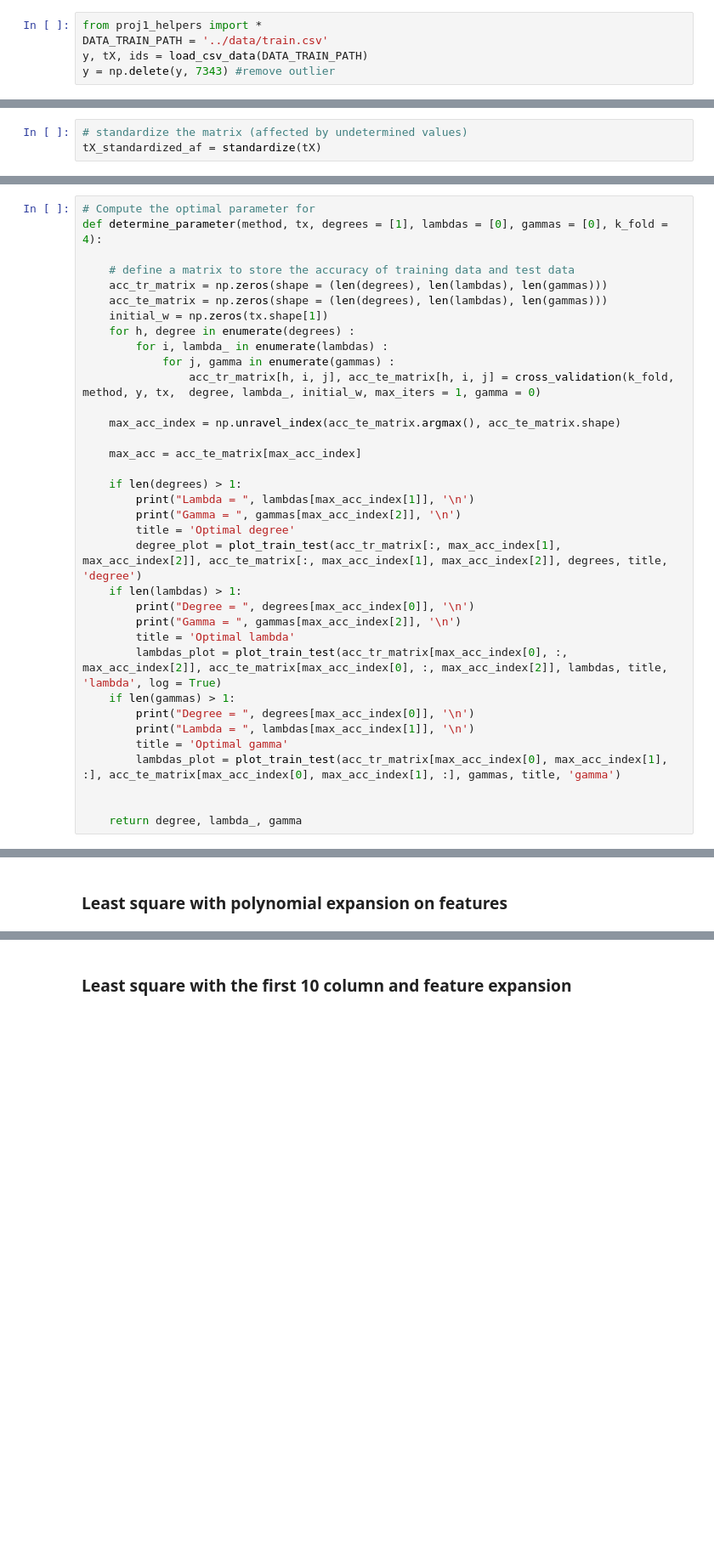
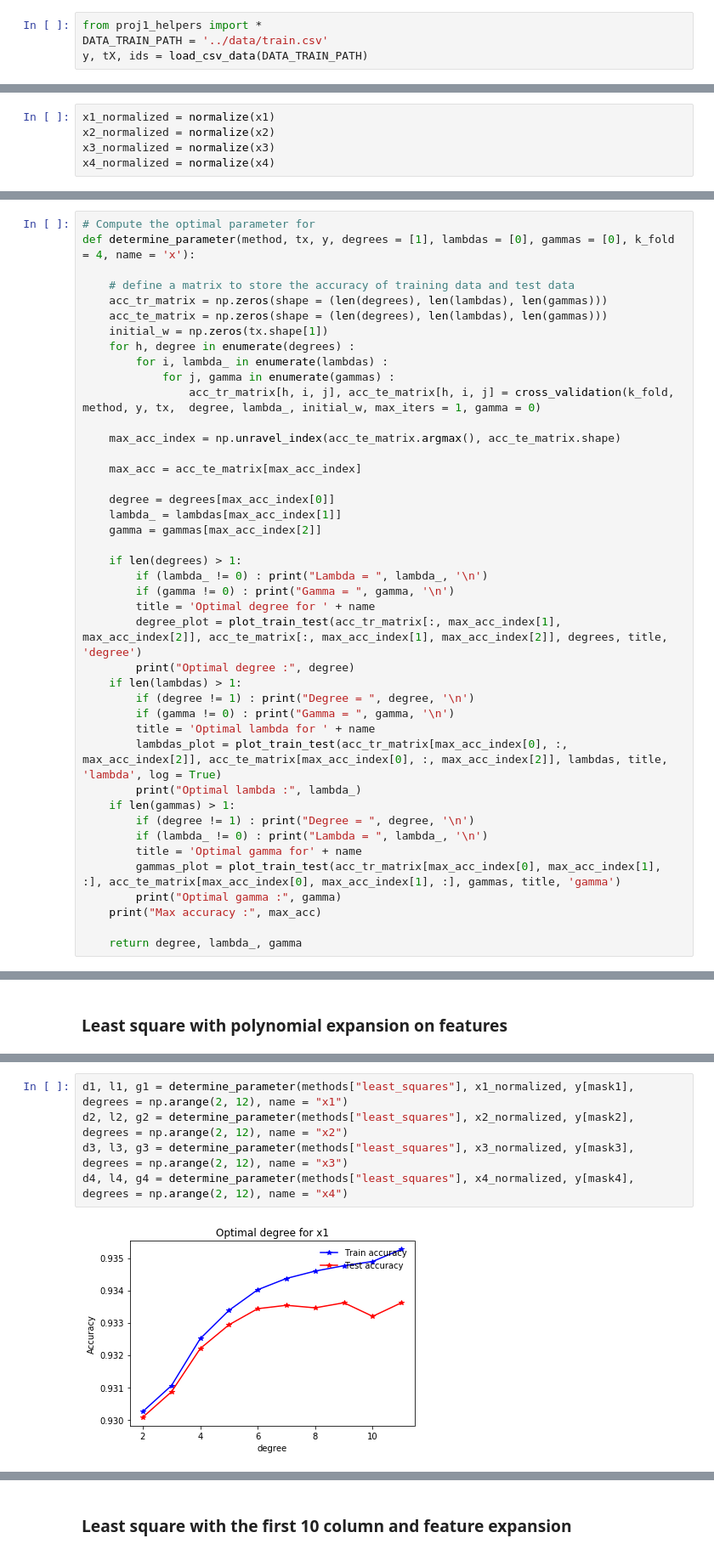
Before and after one commit to jlabhard/ML_course, a Jupyter notebook: projects/project1/scripts/project1.ipynb, the cells around one changed output, grey strips where cells are left out. Shown at 85% size. Drawn from its saved outputs; the diff is of its cells as text; blank space fills up the shorter version.

```diff
--- a/projects/project1/scripts/project1.ipynb
+++ b/projects/project1/scripts/project1.ipynb
@@ -16,4 +16,3 @@ The autoreload extension is already loaded. To reload it, use:
 from proj1_helpers import *
 DATA_TRAIN_PATH = '../data/train.csv'
 y, tX, ids = load_csv_data(DATA_TRAIN_PATH)
-y = np.delete(y, 7343) #remove outlier
@@ -54,3 +120,8 @@ The standardization also allows us to avoid exponential computations with very l
+# %%
+x1_normalized = normalize(x1)
+x2_normalized = normalize(x2)
+x3_normalized = normalize(x3)
+x4_normalized = normalize(x4)
 # %%
 # standardize the matrix
 def standardize(tX, normalized = False) :
@@ -66,6 +137,3 @@ def standardize(tX, normalized = False) :
     tX_standardized = np.delete(tX_standardized, 7343, 0) #remove outlier
     # tX_standardized = np.c_[tX_standardized, np.ones((tX_standardized.shape[0], 1))] # Add row of ones for better regression
     return tX_standardized
-# %%
-# standardize the matrix (affected by undetermined values)
-tX_standardized_af = standardize(tX)
@@ -210,7 +265,7 @@ def cross_validation(k_fold, method, y, tx,  degree = 1, lambda_ = 0, initial_w
     return np.mean(acc_tr_param), np.mean(acc_te_param)
 # %%
 # Compute the optimal parameter for
-def determine_parameter(method, tx, degrees = [1], lambdas = [0], gammas = [0], k_fold = 4):
+def determine_parameter(method, tx, y, degrees = [1], lambdas = [0], gammas = [0], k_fold = 4, name = 'x'):
 
     # define a matrix to store the accuracy of training data and test data
     acc_tr_matrix = np.zeros(shape = (len(degrees), len(lambdas), len(gammas)))
@@ -225,21 +280,28 @@ def determine_parameter(method, tx, degrees = [1], lambdas = [0], gammas = [0],
 
     max_acc = acc_te_matrix[max_acc_index]
 
+    degree = degrees[max_acc_index[0]]
+    lambda_ = lambdas[max_acc_index[1]]
+    gamma = gammas[max_acc_index[2]]
+
     if len(degrees) > 1:
-        print("Lambda = ", lambdas[max_acc_index[1]], '\n')
-        print("Gamma = ", gammas[max_acc_index[2]], '\n')
-        title = 'Optimal degree'
+        if (lambda_ != 0) : print("Lambda = ", lambda_, '\n')
+        if (gamma != 0) : print("Gamma = ", gamma, '\n')
+        title = 'Optimal degree for ' + name
         degree_plot = plot_train_test(acc_tr_matrix[:, max_acc_index[1], max_acc_index[2]], acc_te_matrix[:, max_acc_index[1], max_acc_index[2]], degrees, title, 'degree')
+        print("Optimal degree :", degree)
     if len(lambdas) > 1:
-        print("Degree = ", degrees[max_acc_index[0]], '\n')
-        print("Gamma = ", gammas[max_acc_index[2]], '\n')
-        title = 'Optimal lambda'
+        if (degree != 1) : print("Degree = ", degree, '\n')
+        if (gamma != 0) : print("Gamma = ", gamma, '\n')
+        title = 'Optimal lambda for ' + name
         lambdas_plot = plot_train_test(acc_tr_matrix[max_acc_index[0], :, max_acc_index[2]], acc_te_matrix[max_acc_index[0], :, max_acc_index[2]], lambdas, title, 'lambda', log = True)
+        print("Optimal lambda :", lambda_)
     if len(gammas) > 1:
-        print("Degree = ", degrees[max_acc_index[0]], '\n')
-        print("Lambda = ", lambdas[max_acc_index[1]], '\n')
-        title = 'Optimal gamma'
-        lambdas_plot = plot_train_test(acc_tr_matrix[max_acc_index[0], max_acc_index[1], :], acc_te_matrix[max_acc_index[0], max_acc_index[1], :], gammas, title, 'gamma')
-
+        if (degree != 1) : print("Degree = ", degree, '\n')
+        if (lambda_ != 0) : print("Lambda = ", lambda_, '\n')
+        title = 'Optimal gamma for' + name
+        gammas_plot = plot_train_test(acc_tr_matrix[max_acc_index[0], max_acc_index[1], :], acc_te_matrix[max_acc_index[0], max_acc_index[1], :], gammas, title, 'gamma')
+        print("Optimal gamma :", gamma)
+    print("Max accuracy :", max_acc)
 
     return degree, lambda_, gamma
@@ -271,0 +310,7 @@ determine_parameter(methods["least_squares"], tX_temp, degrees = np.arange(2, 12
+# %%
+d1, l1, g1 = determine_parameter(methods["least_squares"], x1_normalized, y[mask1], degrees = np.arange(2, 12), name = "x1")
+d2, l2, g2 = determine_parameter(methods["least_squares"], x2_normalized, y[mask2], degrees = np.arange(2, 12), name = "x2")
+d3, l3, g3 = determine_parameter(methods["least_squares"], x3_normalized, y[mask3], degrees = np.arange(2, 12), name = "x3")
+d4, l4, g4 = determine_parameter(methods["least_squares"], x4_normalized, y[mask4], degrees = np.arange(2, 12), name = "x4")
+# %% [output]
+[figure, added]
```
Also changed, not shown: parts of 22 cells of this notebook.
